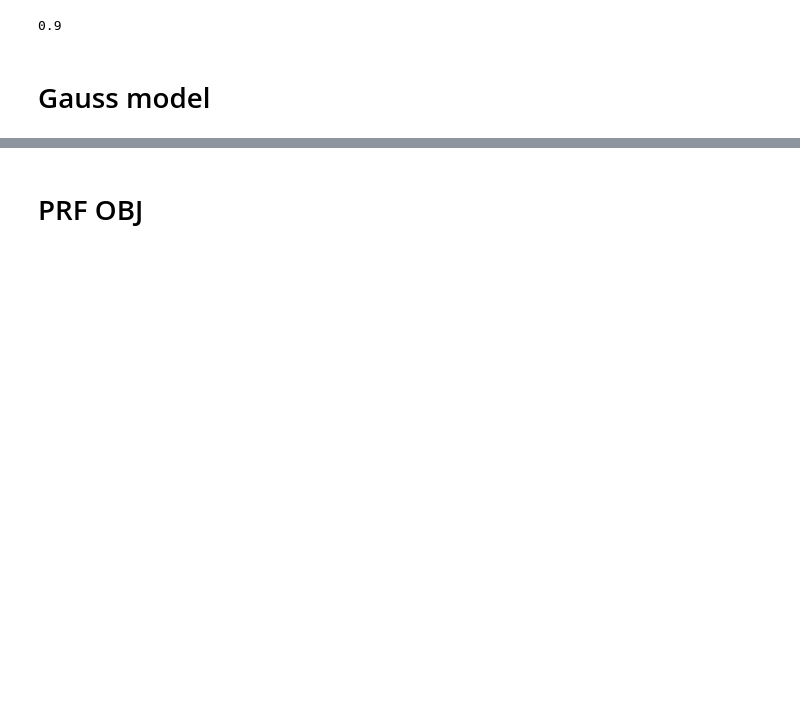
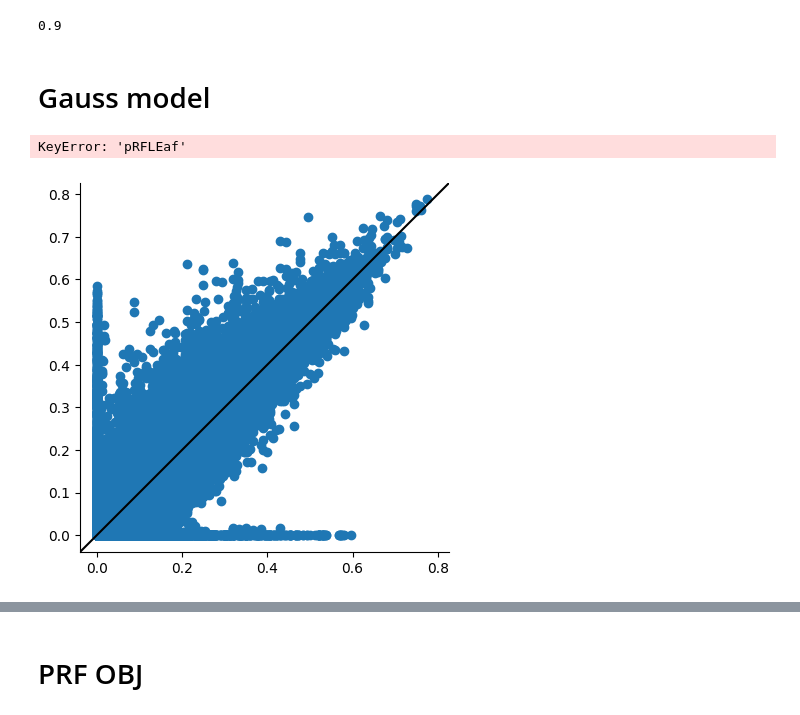
Before and after one commit to mdaghlian/hypotmri, a Jupyter notebook: postproc/prfs copy.ipynb, the cells around one changed output, grey strips where cells are left out. Cells and saved outputs as stored; diff of their text form; code cells hidden in the pictures; blank space fills up the shorter version.

```diff
--- a/preproc/functional/prfs.ipynb
+++ b/postproc/prfs copy.ipynb
@@ -325,7 +379,7 @@ bounds       = {
 grid_points = 20
 gp = {}
 for k in data.keys():
-    tpickle = f'hp01_prf_grid{k}_afnitopnosmooth.pkl'
+    tpickle = f'hp01_prf_grid{k}_pybtopnosmooth.pkl'
     if os.path.exists(tpickle):
         with open(tpickle, 'rb') as f:
             gp[k]=pickle.load(f)
@@ -344,7 +398,35 @@ for k in data.keys():
         gp[k] = cfg[k].refine_baseline_and_amplitude(parameters=tgp, )
         gp[k]['r2'] = cfg[k].get_rsq(parameters=gp[k], )
         with open(tpickle, 'wb') as f:
-            pickle.dump(tgp, f)
+            pickle.dump(gp[k], f)
 
         print(gp[k]['r2'].mean())
         print(gp[k]['r2'].max())
+# %%
+gp = {}
+for k in data.keys():
+    for k2 in ['afni', 'fsl', 'pyb']:
+        tpickle = f'hp01_prf_grid{k}_{k2}topnosmooth.pkl'
+        with open(tpickle, 'rb') as f:
+            gp[f'{k}{k2}']=pickle.load(f)
+# %%
+mask = gp['pRFLEaf']['r2']>0.1
+mask &= gp['pRFLEfs']['r2']>0.1
+mask = mask.to_numpy()
+dag_scatter(
+    gp['pRFLEaf']['x'].iloc[mask],
+    gp['pRFLEfs']['x'].iloc[mask],
+    do_id_line=True,
+    do_line=True,
+    do_corr=True,
+)
+# %% [output]
+KeyError: 'pRFLEaf'
+# %%
+dag_scatter(
+    gp['pRFLEafni']['r2'],
+    gp['pRFLEpyb']['r2'],
+    do_id_line=True,
+)
+# %% [output]
+[figure, added]
```
Also changed, not shown: parts of 19 cells of this notebook, 26 other files.
